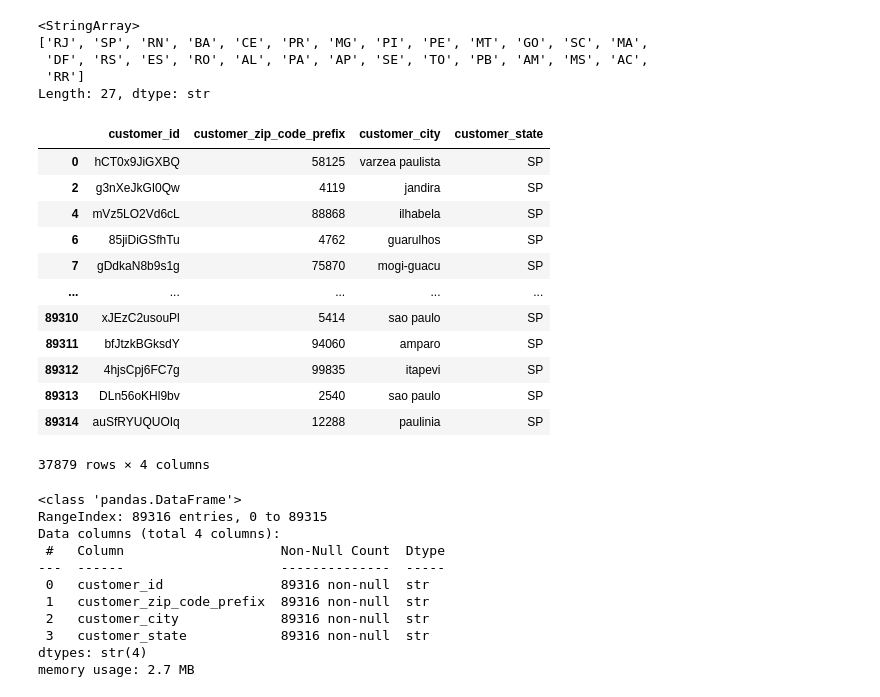
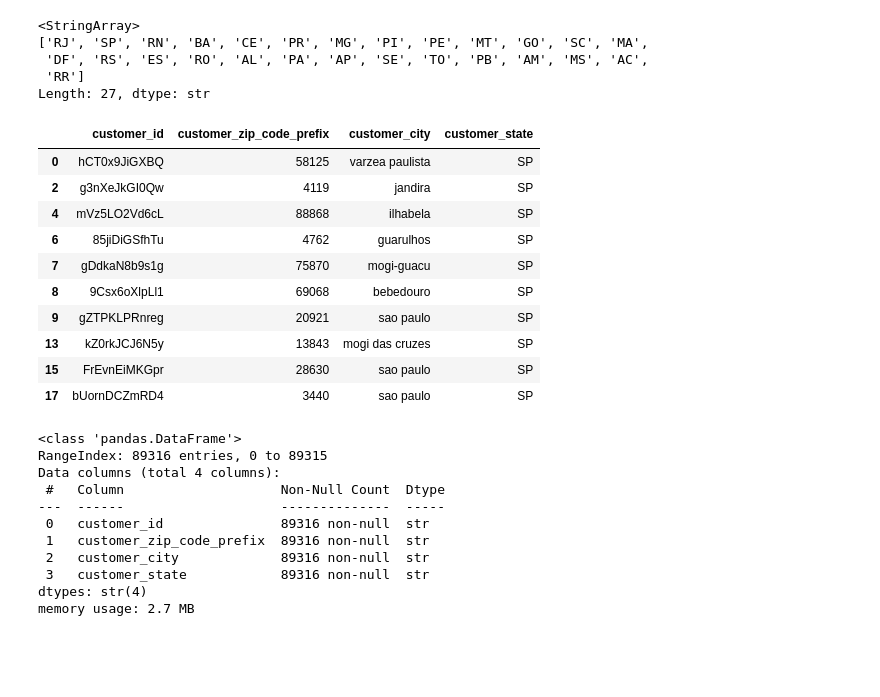
Before and after one commit to mkudim/Exploratory_data_analysis_EDA, a Jupyter notebook: Ecom_orders_supply/EDA/EDA_customers.ipynb, the cells around one changed output. Drawn from its saved outputs; the diff is of its cells as text; code cells hidden in the pictures; blank space fills up the shorter version.

Commit message:
Update EDA_customers and .gitignore

```diff
--- a/Ecom_orders_supply/EDA/EDA_customers.ipynb
+++ b/Ecom_orders_supply/EDA/EDA_customers.ipynb
@@ -121,21 +121,19 @@ states_zip_4
  'RR']
 Length: 27, dtype: str
 # %%
-df_c.query('customer_state == "SP"')
+df_c.query('customer_state == "SP"').head(10)
 # %% [output]
 |  | customer_id | customer_zip_code_prefix | customer_city | customer_state |
 | 0 | hCT0x9JiGXBQ | 58125 | varzea paulista | SP |
 | 2 | g3nXeJkGI0Qw | 4119 | jandira | SP |
 | 4 | mVz5LO2Vd6cL | 88868 | ilhabela | SP |
 | 6 | 85jiDiGSfhTu | 4762 | guarulhos | SP |
 | 7 | gDdkaN8b9s1g | 75870 | mogi-guacu | SP |
-| ... | ... | ... | ... | ... |
-| 89310 | xJEzC2usouPl | 5414 | sao paulo | SP |
-| 89311 | bfJtzkBGksdY | 94060 | amparo | SP |
-| 89312 | 4hjsCpj6FC7g | 99835 | itapevi | SP |
-| 89313 | DLn56oKHl9bv | 2540 | sao paulo | SP |
-| 89314 | auSfRYUQUOIq | 12288 | paulinia | SP |
+| 8 | 9Csx6oXlpLl1 | 69068 | bebedouro | SP |
+| 9 | gZTPKLPRnreg | 20921 | sao paulo | SP |
+| 13 | kZ0rkJCJ6N5y | 13843 | mogi das cruzes | SP |
+| 15 | FrEvnEiMKGpr | 28630 | sao paulo | SP |
+| 17 | bUornDCZmRD4 | 3440 | sao paulo | SP |
-37879 rows × 4 columns
 # %%
 # перезапишем датафрейм и сразу установим тип данных для индекса как "строка"
 df_c = pd.read_csv(
```
Also changed, not shown: parts of 18 cells of this notebook, 1 other file.
